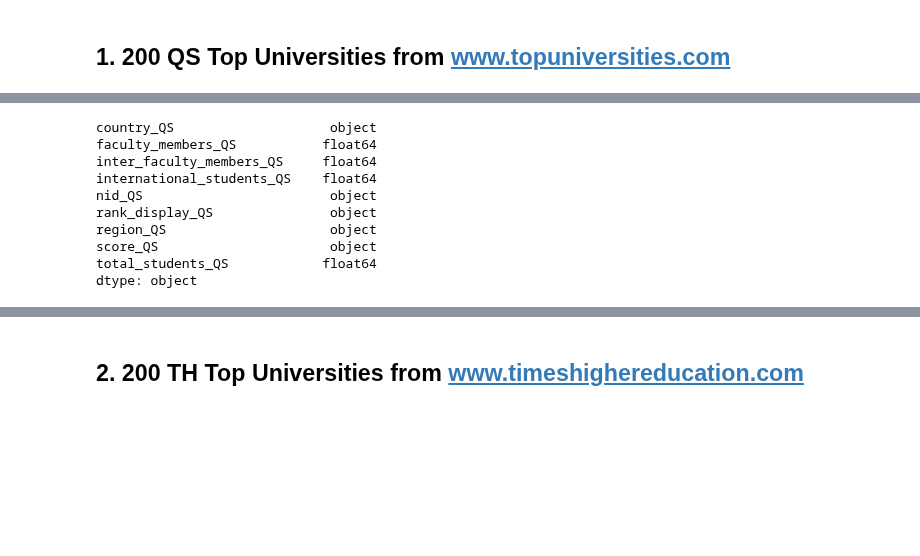
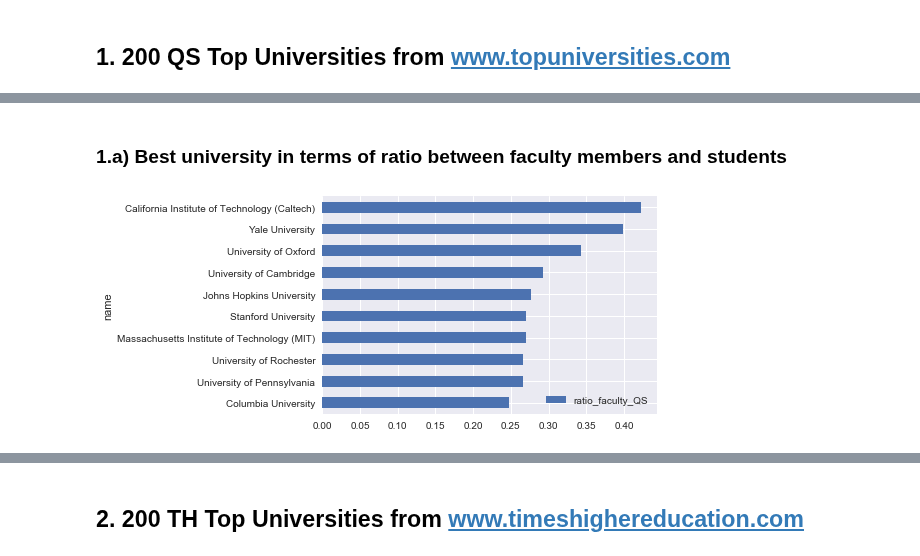
Before and after one commit to roman-bachmann/prayingmantissa, a Jupyter notebook: homework02/homework02.ipynb, the cells around one changed output, grey strips where cells are left out. Saved outputs shown, nothing was run; the diff lists cells and outputs as text; code cells hidden in the pictures; blank space fills up the shorter version.

```diff
--- a/homework02/homework02.ipynb
+++ b/homework02/homework02.ipynb
@@ -86,13 +87,7 @@ QS_ranking.describe()
-# %%
-QS_ranking.dtypes
-# %% [output]
-country_QS                    object
-faculty_members_QS           float64
-inter_faculty_members_QS     float64
-international_students_QS    float64
-nid_QS                        object
-rank_display_QS               object
-region_QS                     object
-score_QS                      object
-total_students_QS            float64
-dtype: object
+# %% [markdown]
+### 1.a) Best university in terms of ratio between faculty members and students
+# %%
+QS_ranking[["ratio_faculty_QS"]].sort_values("ratio_faculty_QS", ascending=False) \
+    .head(10).plot.barh().invert_yaxis()
+# %% [output]
+[figure, added]
```
Also changed, not shown: parts of 42 cells of this notebook.
